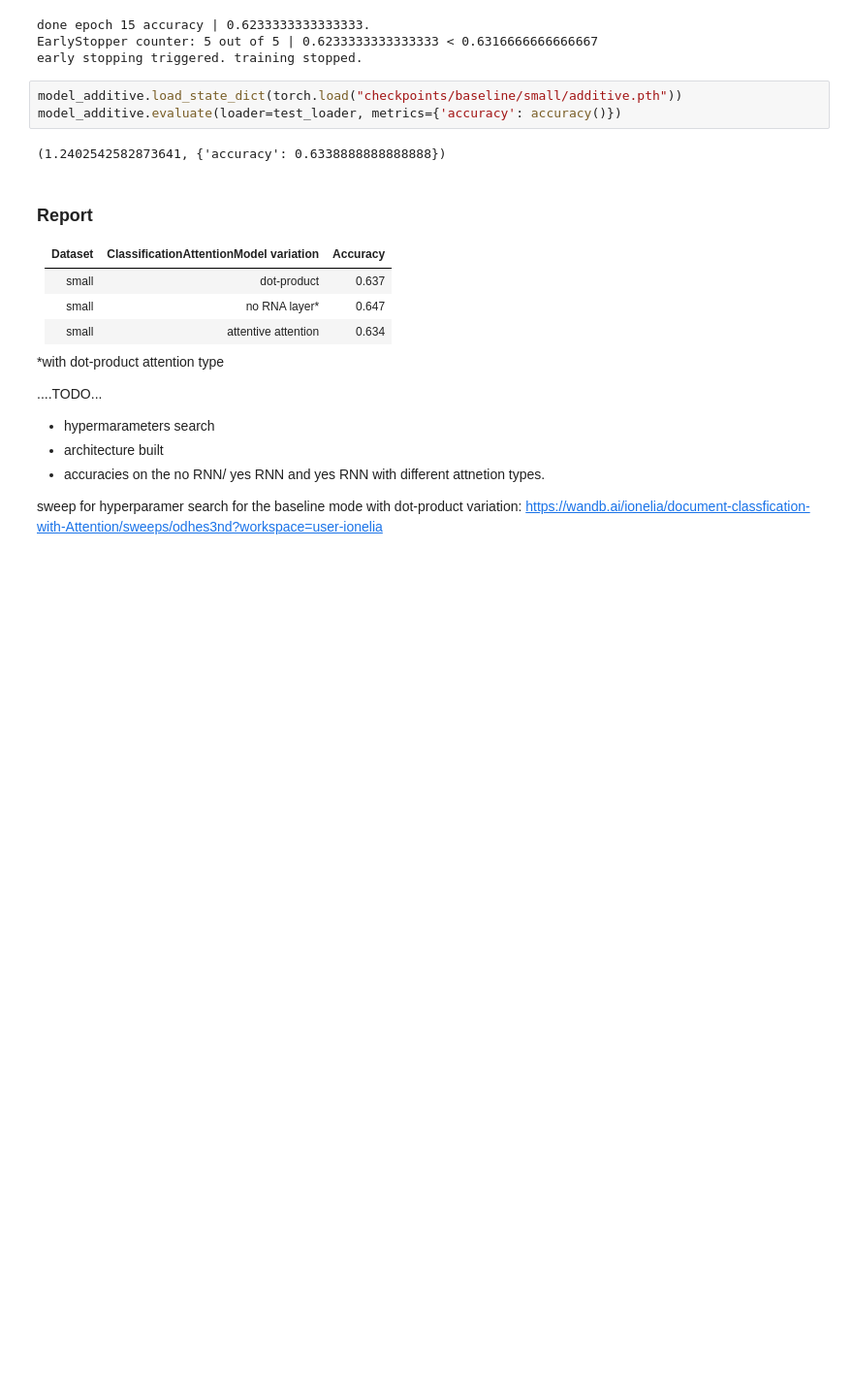
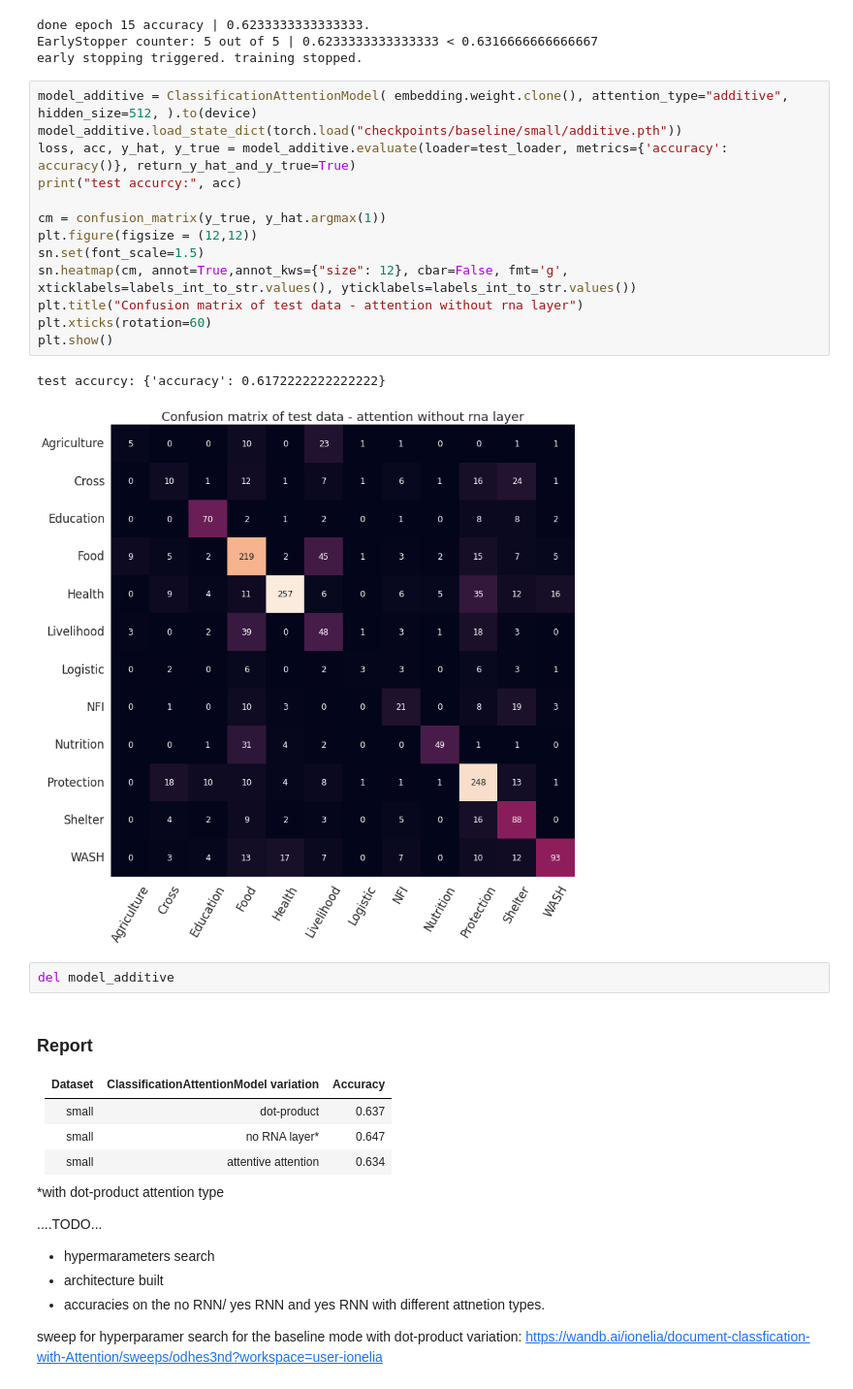
Before and after one commit to cmvcordova/NLPwDL, a Jupyter notebook: assignment#2/Assignment2_Classification.ipynb, the cells around one changed output. Shown at 97% size. Drawn from its saved outputs; the diff is of its cells as text; blank space fills up the shorter version.

```diff
--- a/assignment#2/Assignment2_Classification.ipynb
+++ b/assignment#2/Assignment2_Classification.ipynb
@@ -1061,11 +1069,24 @@ EarlyStopper counter: 4 out of 5 | 0.62 < 0.6316666666666667
 done epoch 15 accuracy | 0.6233333333333333.
 EarlyStopper counter: 5 out of 5 | 0.6233333333333333 < 0.6316666666666667
 early stopping triggered. training stopped.
-# %%
-model_additive.load_state_dict(torch.load("checkpoints/baseline/small/additive.pth"))
-model_additive.evaluate(loader=test_loader, metrics={'accuracy': accuracy()})
-# %% [output]
-(1.2402542582873641, {'accuracy': 0.6338888888888888})
+# %%
+model_additive = ClassificationAttentionModel( embedding.weight.clone(), attention_type="additive", hidden_size=512, ).to(device)
+model_additive.load_state_dict(torch.load("checkpoints/baseline/small/additive.pth"))
+loss, acc, y_hat, y_true = model_additive.evaluate(loader=test_loader, metrics={'accuracy': accuracy()}, return_y_hat_and_y_true=True)
+print("test accurcy:", acc)
+
+cm = confusion_matrix(y_true, y_hat.argmax(1))
+plt.figure(figsize = (12,12))
+sn.set(font_scale=1.5)
+sn.heatmap(cm, annot=True,annot_kws={"size": 12}, cbar=False, fmt='g', xticklabels=labels_int_to_str.values(), yticklabels=labels_int_to_str.values())
+plt.title("Confusion matrix of test data - attention without rna layer")
+plt.xticks(rotation=60)
+plt.show()
+# %% [output]
+test accurcy: {'accuracy': 0.6172222222222222}
+[figure, added]
+# %%
+del model_additive
 # %% [markdown]
 ### Report
 
```
Also changed, not shown: parts of 36 cells of this notebook.
